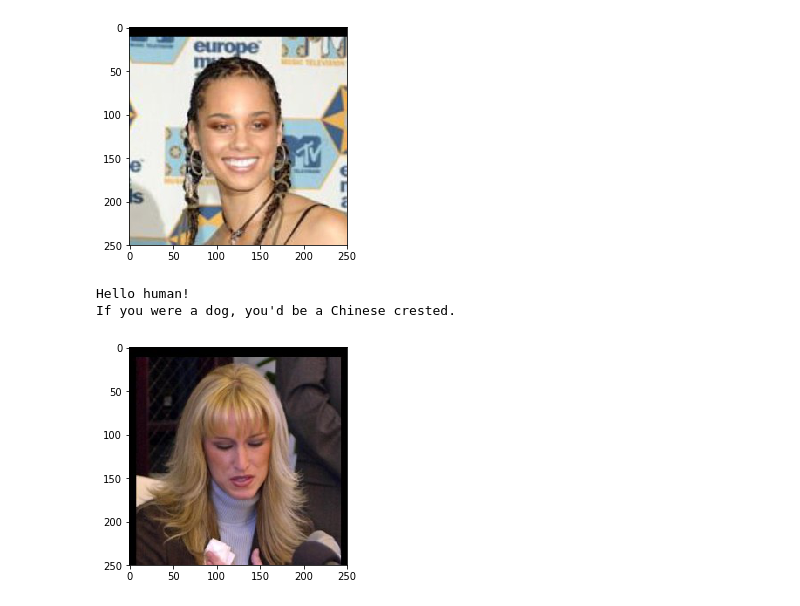
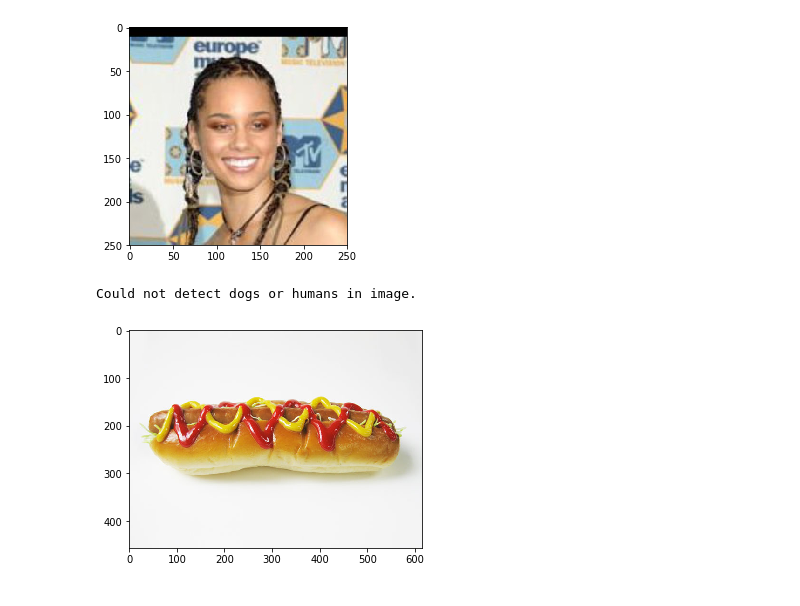
Before and after one commit to ahmedhasandrlnd/dog_breed_classifier, a Jupyter notebook: dog_app.ipynb, the cells around one changed output. Saved outputs shown, nothing was run; the diff lists cells and outputs as text; code cells hidden in the pictures.

```diff
--- a/dog_app.ipynb
+++ b/dog_app.ipynb
@@ -1057,9 +1059,8 @@ run_app('lfw/Alicia_Keys/Alicia_Keys_0001.jpg')
 Hello human!
 If you were a dog, you'd be a Chinese crested.
 [figure]
-# %%
-run_app('lfw/Amber_Frey/Amber_Frey_0001.jpg')
-# %% [output]
-Hello human!
-If you were a dog, you'd be a Chinese crested.
-[figure, removed]
+# %%
+run_app('images/hot_dog1.jpg')
+# %% [output]
+Could not detect dogs or humans in image.
+[figure, added]
```
Also changed, not shown: parts of 24 cells of this notebook.
